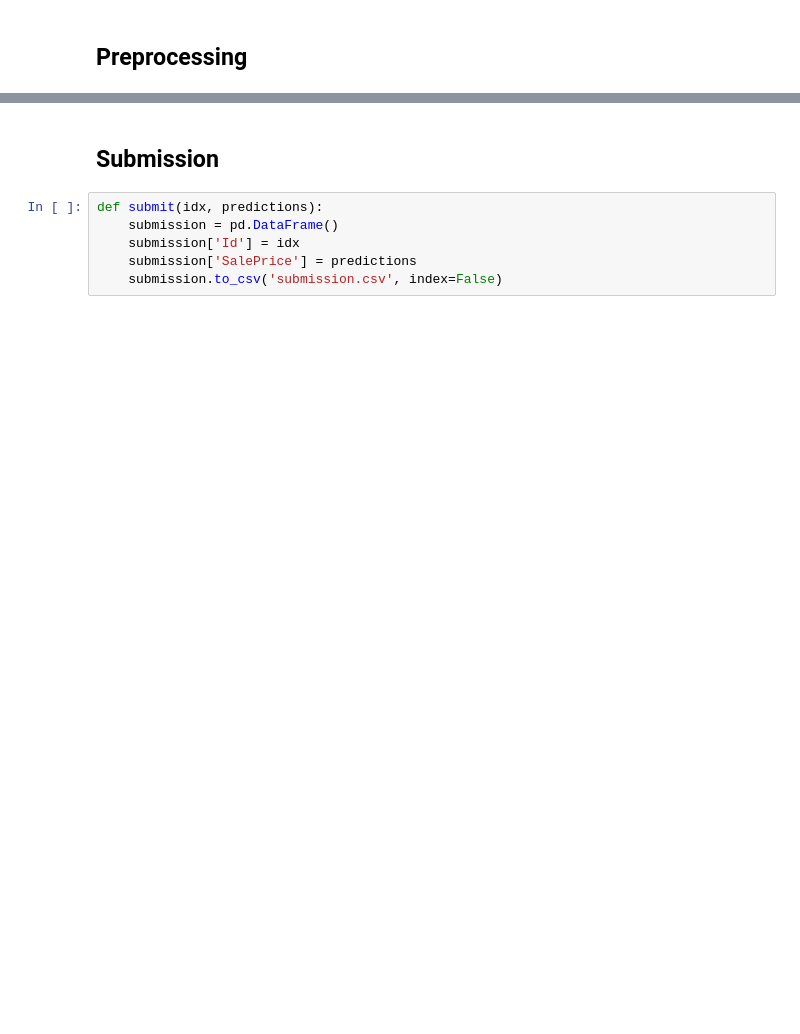
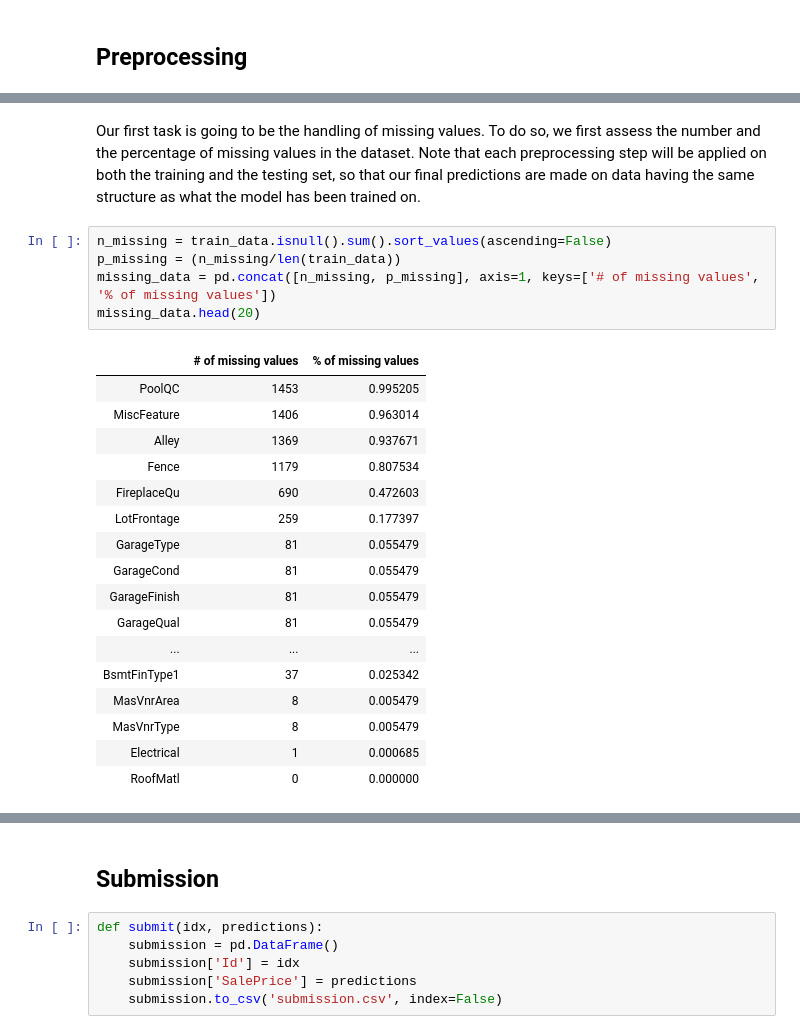
Before and after one commit to teobouvard/study, a Jupyter notebook: assignment2/Random_Forest.ipynb, the cells around one changed output, grey strips where cells are left out. Cells and saved outputs as stored; diff of their text form; blank space fills up the shorter version.

```diff
--- a/assignment2/Random_Forest.ipynb
+++ b/assignment2/Random_Forest.ipynb
@@ -34,0 +30,25 @@ test_data = pd.read_csv('data/housing_price_test.csv', index_col=0)
+# %% [markdown]
+Our first task is going to be the handling of missing values. To do so, we first assess the number and the percentage of missing values in the dataset. Note that each preprocessing step will be applied on both the training and the testing set, so that our final predictions are made on data having the same structure as what the model has been trained on.
+# %%
+n_missing = train_data.isnull().sum().sort_values(ascending=False)
+p_missing = (n_missing/len(train_data))
+missing_data = pd.concat([n_missing, p_missing], axis=1, keys=['# of missing values', '% of missing values'])
+missing_data.head(20)
+# %% [output]
+|  | # of missing values | % of missing values |
+| PoolQC | 1453 | 0.995205 |
+| MiscFeature | 1406 | 0.963014 |
+| Alley | 1369 | 0.937671 |
+| Fence | 1179 | 0.807534 |
+| FireplaceQu | 690 | 0.472603 |
+| LotFrontage | 259 | 0.177397 |
+| GarageType | 81 | 0.055479 |
+| GarageCond | 81 | 0.055479 |
+| GarageFinish | 81 | 0.055479 |
+| GarageQual | 81 | 0.055479 |
+| ... | ... | ... |
+| BsmtFinType1 | 37 | 0.025342 |
+| MasVnrArea | 8 | 0.005479 |
+| MasVnrType | 8 | 0.005479 |
+| Electrical | 1 | 0.000685 |
+| RoofMatl | 0 | 0.000000 |
```
Also changed, not shown: parts of 23 cells of this notebook, 3 other files.
